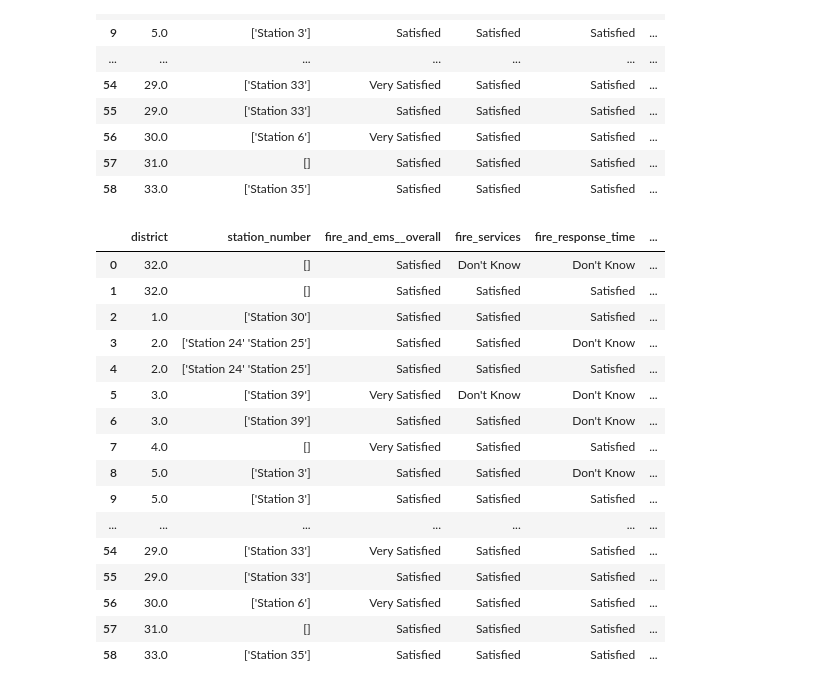
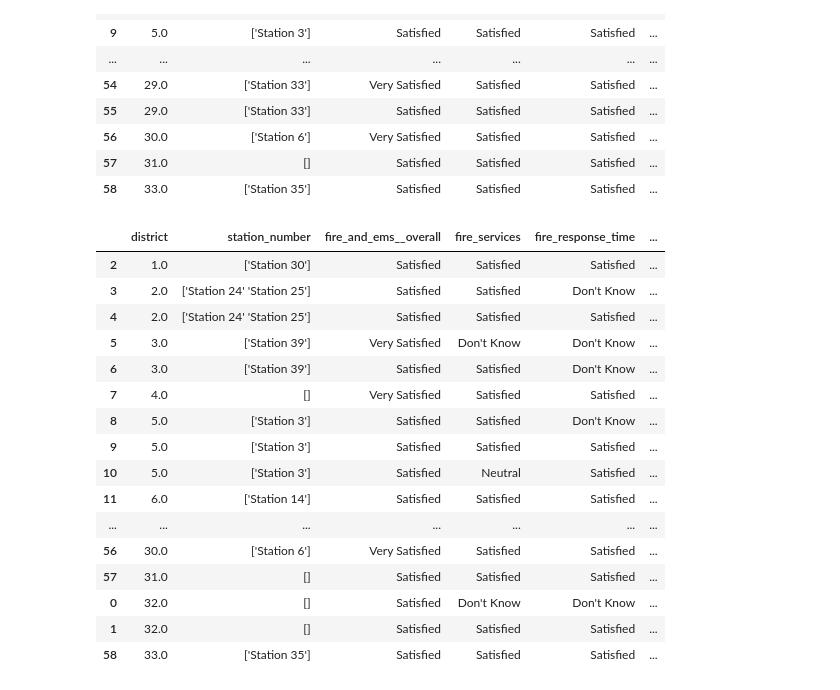
Before and after one commit to NSS-Data-Instructional-Stuff/data-analytics-jumpstart, a Jupyter notebook: da_js_dq2_testing/test_data_question.ipynb, the cells around one changed output. Saved outputs shown, nothing was run; the diff lists cells and outputs as text; code cells hidden in the pictures.

```diff
--- a/da_js_dq2_testing/test_data_question.ipynb
+++ b/da_js_dq2_testing/test_data_question.ipynb
@@ -317,11 +322,9 @@ fire_council_survey['district'] = fire_council_survey['district'].fillna(32.0)
 # %%
 fire_council_survey.loc[fire_council_survey['station_number'].isnull(), 'station_number'] = fire_council_survey.loc[fire_council_survey['station_number'].isnull(), 'station_number'].apply(lambda x: [])
 # %%
-fire_council_survey
+fire_council_survey.sort_values('district')
 # %% [output]
 |  | district | station_number | fire_and_ems__overall | fire_services | fire_response_time | ... |
-| 0 | 32.0 | [] | Satisfied | Don't Know | Don't Know | ... |
-| 1 | 32.0 | [] | Satisfied | Satisfied | Satisfied | ... |
 | 2 | 1.0 | ['Station 30'] | Satisfied | Satisfied | Satisfied | ... |
 | 3 | 2.0 | ['Station 24' 'Station 25'] | Satisfied | Satisfied | Don't Know | ... |
 | 4 | 2.0 | ['Station 24' 'Station 25'] | Satisfied | Satisfied | Satisfied | ... |
@@ -330,9 +333,11 @@ fire_council_survey
 | 7 | 4.0 | [] | Very Satisfied | Satisfied | Satisfied | ... |
 | 8 | 5.0 | ['Station 3'] | Satisfied | Satisfied | Don't Know | ... |
 | 9 | 5.0 | ['Station 3'] | Satisfied | Satisfied | Satisfied | ... |
+| 10 | 5.0 | ['Station 3'] | Satisfied | Neutral | Satisfied | ... |
+| 11 | 6.0 | ['Station 14'] | Satisfied | Satisfied | Satisfied | ... |
 | ... | ... | ... | ... | ... | ... | ... |
-| 54 | 29.0 | ['Station 33'] | Very Satisfied | Satisfied | Satisfied | ... |
-| 55 | 29.0 | ['Station 33'] | Satisfied | Satisfied | Satisfied | ... |
 | 56 | 30.0 | ['Station 6'] | Very Satisfied | Satisfied | Satisfied | ... |
 | 57 | 31.0 | [] | Satisfied | Satisfied | Satisfied | ... |
+| 0 | 32.0 | [] | Satisfied | Don't Know | Don't Know | ... |
+| 1 | 32.0 | [] | Satisfied | Satisfied | Satisfied | ... |
 | 58 | 33.0 | ['Station 35'] | Satisfied | Satisfied | Satisfied | ... |
```
Also changed, not shown: parts of 32 cells of this notebook.
